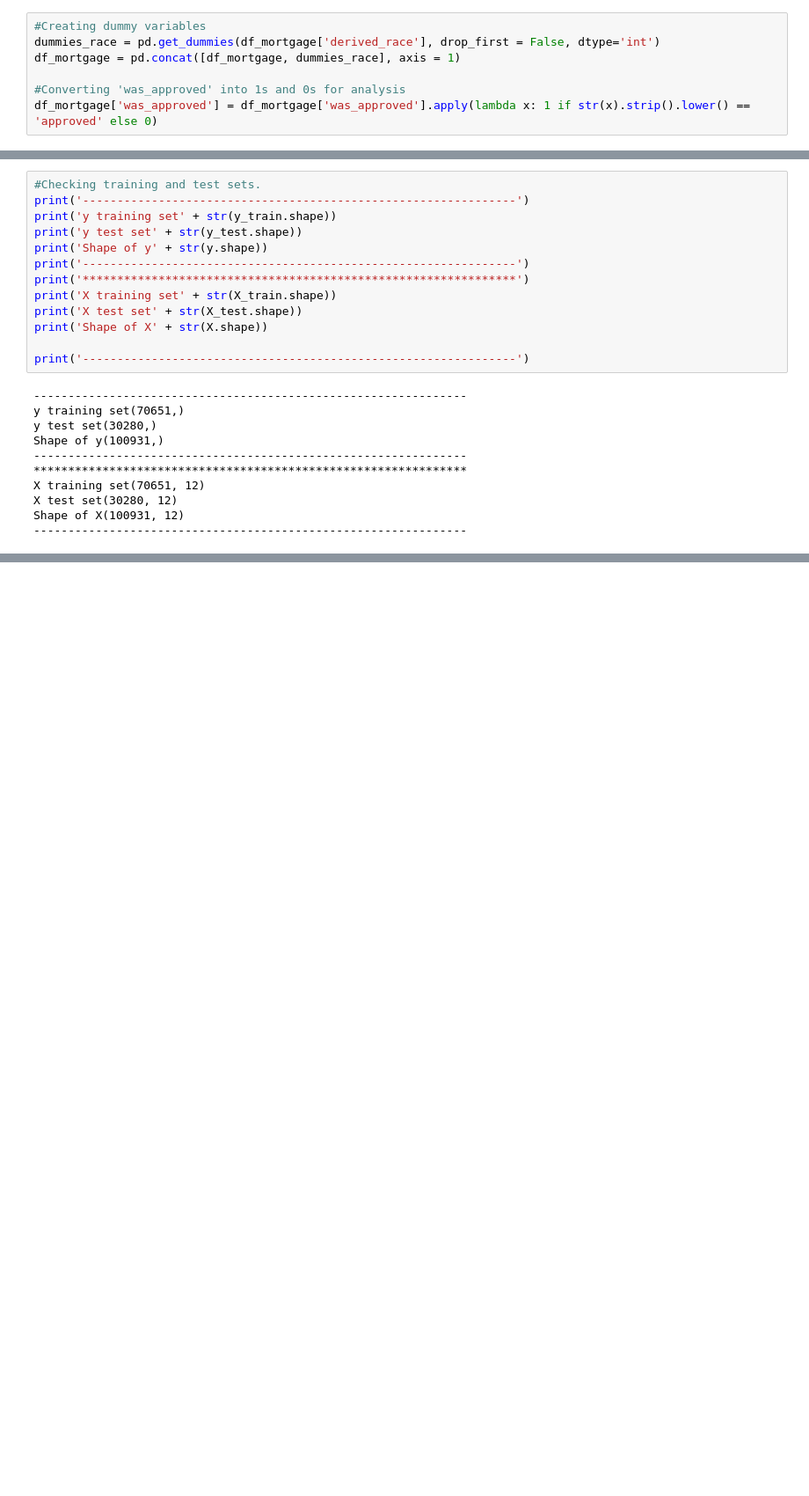
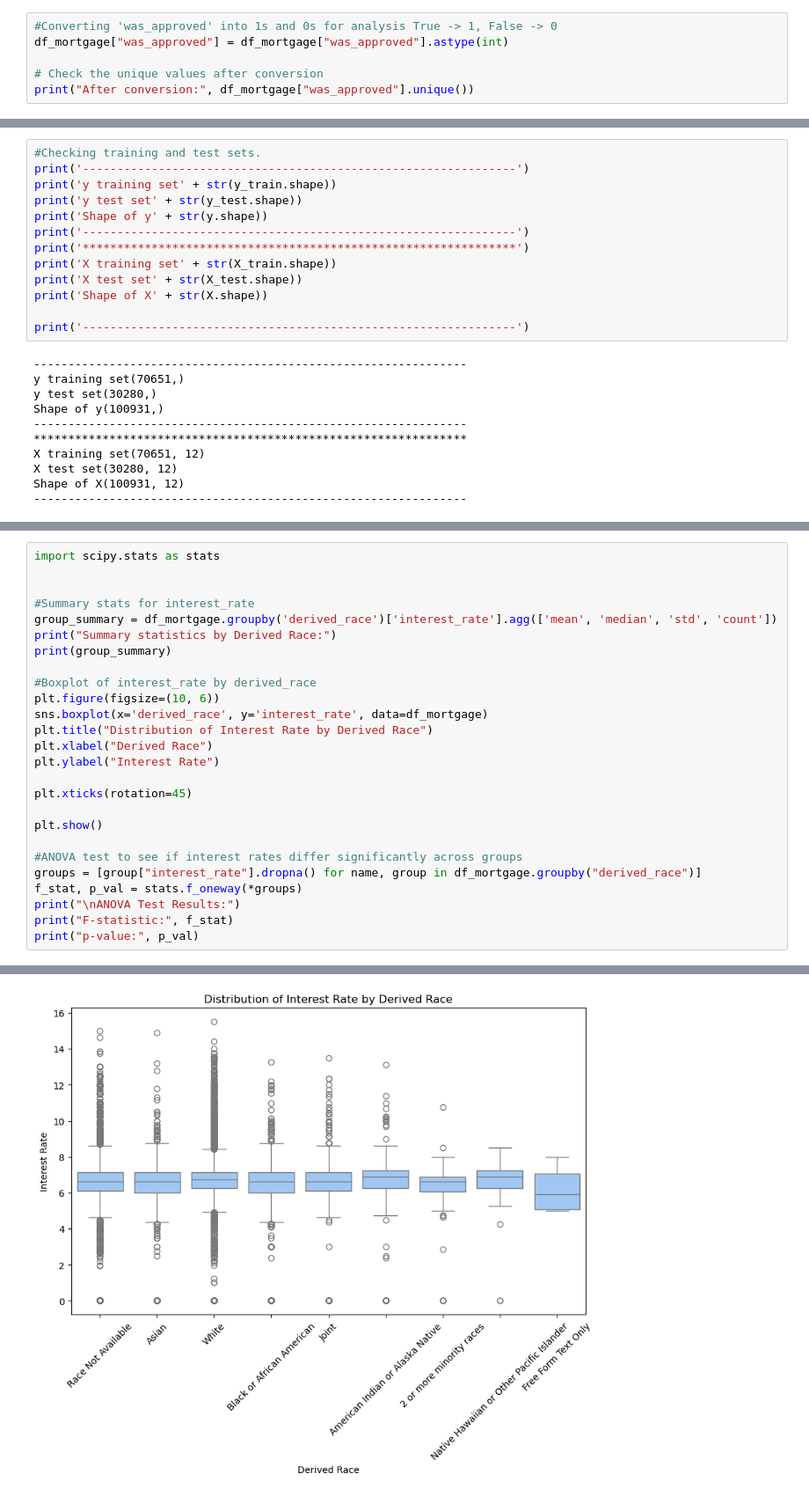
Before and after one commit to IMOsbo/DATA6550-Housing-Bias, a Jupyter notebook: Code/Woods/Module4_WoodsK.ipynb, the cells around one changed output, grey strips where cells are left out. Shown: that part at 88% size. Cells and saved outputs as stored; diff of their text form; blank space fills up the shorter version.

```diff
--- a/Code/Woods/Module4_WoodsK.ipynb
+++ b/Code/Woods/Module4_WoodsK.ipynb
@@ -64,9 +82,8 @@ df_mortgage
 # %% [markdown]
 ### Creating X and y datasets
-# %%
-#Creating dummy variables
-dummies_race = pd.get_dummies(df_mortgage['derived_race'], drop_first = False, dtype='int')
-df_mortgage = pd.concat([df_mortgage, dummies_race], axis = 1)
-
-#Converting 'was_approved' into 1s and 0s for analysis
-df_mortgage['was_approved'] = df_mortgage['was_approved'].apply(lambda x: 1 if str(x).strip().lower() == 'approved' else 0)
+# %%
+#Converting 'was_approved' into 1s and 0s for analysis True -> 1, False -> 0
+df_mortgage["was_approved"] = df_mortgage["was_approved"].astype(int)
+
+# Check the unique values after conversion
+print("After conversion:", df_mortgage["was_approved"].unique())
@@ -144,0 +247,27 @@ from sklearn.metrics import accuracy_score, classification_report, confusion_mat
+# %%
+import scipy.stats as stats
+
+
+#Summary stats for interest_rate
+group_summary = df_mortgage.groupby('derived_race')['interest_rate'].agg(['mean', 'median', 'std', 'count'])
+print("Summary statistics by Derived Race:")
+print(group_summary)
+
+#Boxplot of interest_rate by derived_race
+plt.figure(figsize=(10, 6))
+sns.boxplot(x='derived_race', y='interest_rate', data=df_mortgage)
+plt.title("Distribution of Interest Rate by Derived Race")
+plt.xlabel("Derived Race")
+plt.ylabel("Interest Rate")
+
+plt.xticks(rotation=45)
+
+plt.show()
+
+#ANOVA test to see if interest rates differ significantly across groups
+groups = [group["interest_rate"].dropna() for name, group in df_mortgage.groupby("derived_race")]
+f_stat, p_val = stats.f_oneway(*groups)
+print("\nANOVA Test Results:")
+print("F-statistic:", f_stat)
+print("p-value:", p_val)
+# %% [output]
@@ -144,0 +286 @@ from sklearn.metrics import accuracy_score, classification_report, confusion_mat
+[figure, added]
```
Also changed, not shown: parts of 14 cells of this notebook.
